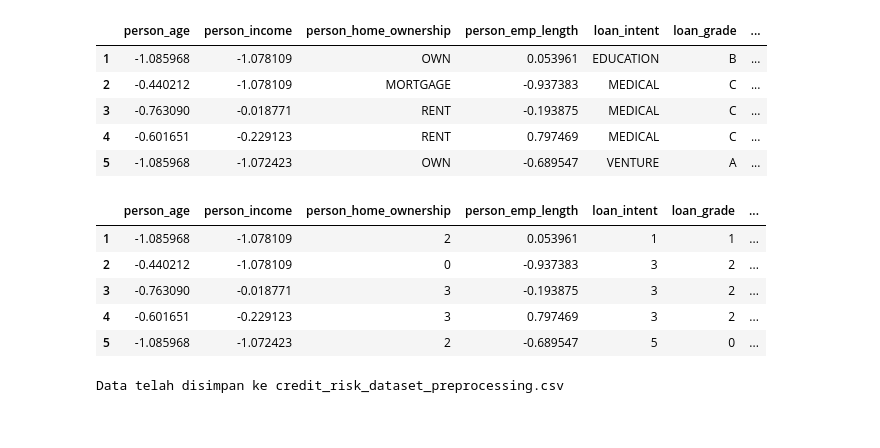
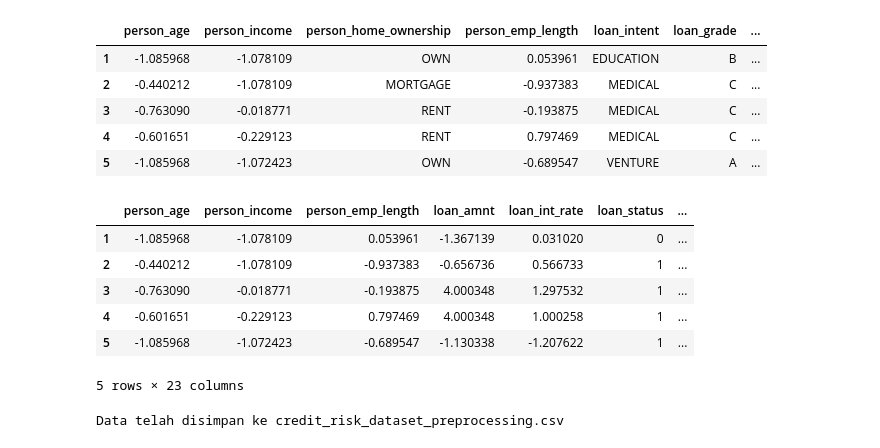
Before and after one commit to Nurtawinda/Eksperimen_SML_Nurtawinda, a Jupyter notebook: preprocessing/Template_Eksperimen_MSML.ipynb, the cells around one changed output. Cells and saved outputs as stored; diff of their text form; code cells hidden in the pictures.

```diff
--- a/preprocessing/Template_Eksperimen_MSML.ipynb
+++ b/preprocessing/Template_Eksperimen_MSML.ipynb
@@ -273,8 +273,8 @@ df_clean = df[(df['person_income'] >= batas_bawah) & (df['person_income'] <= bat
 # %% [markdown]
 Kemudian, pada kolom person_age dan person_emp_length juga dibersihkan
 # %%
-df_clean = df[df['person_age'] <= 80].copy()
-df_clean = df_clean[df_clean['person_emp_length'] <= 60].copy()
+df_clean = df[df['person_age'] <= 80]
+df_clean = df_clean[df_clean['person_emp_length'] <= 60]
 # %% [markdown]
 Terakhir ada mengatasi nilai outlier pada kolom loan_int_rate dengan nilai median
 # %%
@@ -314,20 +314,20 @@ df_clean.head()
 | 3 | -0.763090 | -0.018771 | RENT | -0.193875 | MEDICAL | C | ... |
 | 4 | -0.601651 | -0.229123 | RENT | 0.797469 | MEDICAL | C | ... |
 | 5 | -1.085968 | -1.072423 | OWN | -0.689547 | VENTURE | A | ... |
-# %%
-df_clean['person_home_ownership'] = df_clean['person_home_ownership'].astype('category').cat.codes
-df_clean['loan_intent'] = df_clean['loan_intent'].astype('category').cat.codes
-df_clean['loan_grade'] = df_clean['loan_grade'].astype('category').cat.codes
-df_clean['cb_person_default_on_file'] = df_clean['cb_person_default_on_file'].astype('category').cat.codes
-
-df_clean.head()
-# %% [output]
-|  | person_age | person_income | person_home_ownership | person_emp_length | loan_intent | loan_grade | ... |
-| 1 | -1.085968 | -1.078109 | 2 | 0.053961 | 1 | 1 | ... |
-| 2 | -0.440212 | -1.078109 | 0 | -0.937383 | 3 | 2 | ... |
-| 3 | -0.763090 | -0.018771 | 3 | -0.193875 | 3 | 2 | ... |
-| 4 | -0.601651 | -0.229123 | 3 | 0.797469 | 3 | 2 | ... |
-| 5 | -1.085968 | -1.072423 | 2 | -0.689547 | 5 | 0 | ... |
+# %%
+kolom_kategorikal = ['person_home_ownership', 'loan_intent', 'loan_grade', 'cb_person_default_on_file']
+
+df_clean = pd.get_dummies(df_clean, columns=kolom_kategorikal, drop_first=True, dtype=int)
+
+df_clean.head()
+# %% [output]
+|  | person_age | person_income | person_emp_length | loan_amnt | loan_int_rate | loan_status | ... |
+| 1 | -1.085968 | -1.078109 | 0.053961 | -1.367139 | 0.031020 | 0 | ... |
+| 2 | -0.440212 | -1.078109 | -0.937383 | -0.656736 | 0.566733 | 1 | ... |
+| 3 | -0.763090 | -0.018771 | -0.193875 | 4.000348 | 1.297532 | 1 | ... |
+| 4 | -0.601651 | -0.229123 | 0.797469 | 4.000348 | 1.000258 | 1 | ... |
+| 5 | -1.085968 | -1.072423 | -0.689547 | -1.130338 | -1.207622 | 1 | ... |
+5 rows × 23 columns
 # %%
 df_clean.to_csv(r"D:/winda's Project/Belajar Dicoding/Pijak By Dicoding/Submission/SML/credit_risk_dataset_preprocessing.csv", index=False)
 print("Data telah disimpan ke credit_risk_dataset_preprocessing.csv")
```
Also changed, not shown: parts of 1 cell of this notebook, 2 other files.
